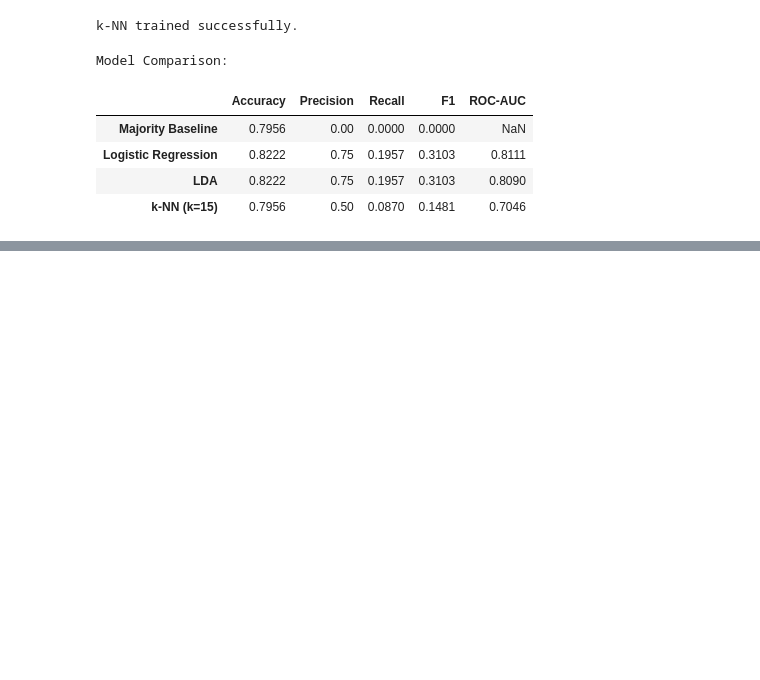
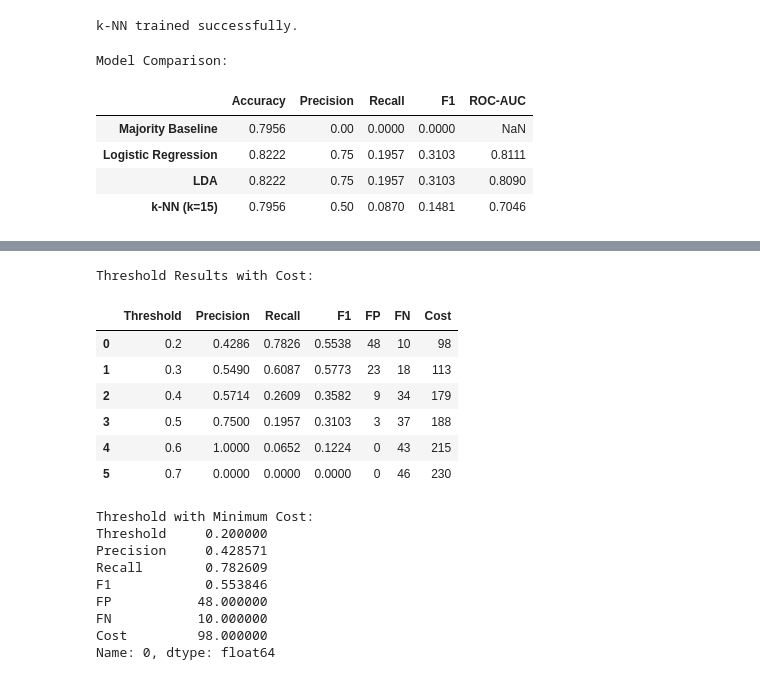
Before and after one commit to kidistm03/ml-, a Jupyter notebook: ML_Lab3/Lab3.ipynb, the cells around one changed output, grey strips where cells are left out. Cells and saved outputs as stored; diff of their text form; code cells hidden in the pictures; blank space fills up the shorter version.

```diff
--- a/ML_Lab3/Lab3.ipynb
+++ b/ML_Lab3/Lab3.ipynb
@@ -346,0 +433,34 @@ Model Comparison:
+# %%
+# PART 11: COST-SENSITIVE THRESHOLD ANALYSIS
+
+# Calculate the cost for each threshold
+threshold_df["Cost"] = 5 * threshold_df["FN"] + threshold_df["FP"]
+
+# Display the threshold results with cost
+print("Threshold Results with Cost:")
+display(threshold_df.round(4))
+
+# Find the threshold with the minimum cost
+best_threshold_row = threshold_df.loc[threshold_df["Cost"].idxmin()]
+
+# Display the best threshold
+print("\nThreshold with Minimum Cost:")
+print(best_threshold_row)
+# %% [output]
+Threshold Results with Cost:
+|  | Threshold | Precision | Recall | F1 | FP | FN | Cost |
+| 0 | 0.2 | 0.4286 | 0.7826 | 0.5538 | 48 | 10 | 98 |
+| 1 | 0.3 | 0.5490 | 0.6087 | 0.5773 | 23 | 18 | 113 |
+| 2 | 0.4 | 0.5714 | 0.2609 | 0.3582 | 9 | 34 | 179 |
+| 3 | 0.5 | 0.7500 | 0.1957 | 0.3103 | 3 | 37 | 188 |
+| 4 | 0.6 | 1.0000 | 0.0652 | 0.1224 | 0 | 43 | 215 |
+| 5 | 0.7 | 0.0000 | 0.0000 | 0.0000 | 0 | 46 | 230 |
+Threshold with Minimum Cost:
+Threshold     0.200000
+Precision     0.428571
+Recall        0.782609
+F1            0.553846
+FP           48.000000
+FN           10.000000
+Cost         98.000000
+Name: 0, dtype: float64
```
Also changed, not shown: parts of 3 cells of this notebook.
